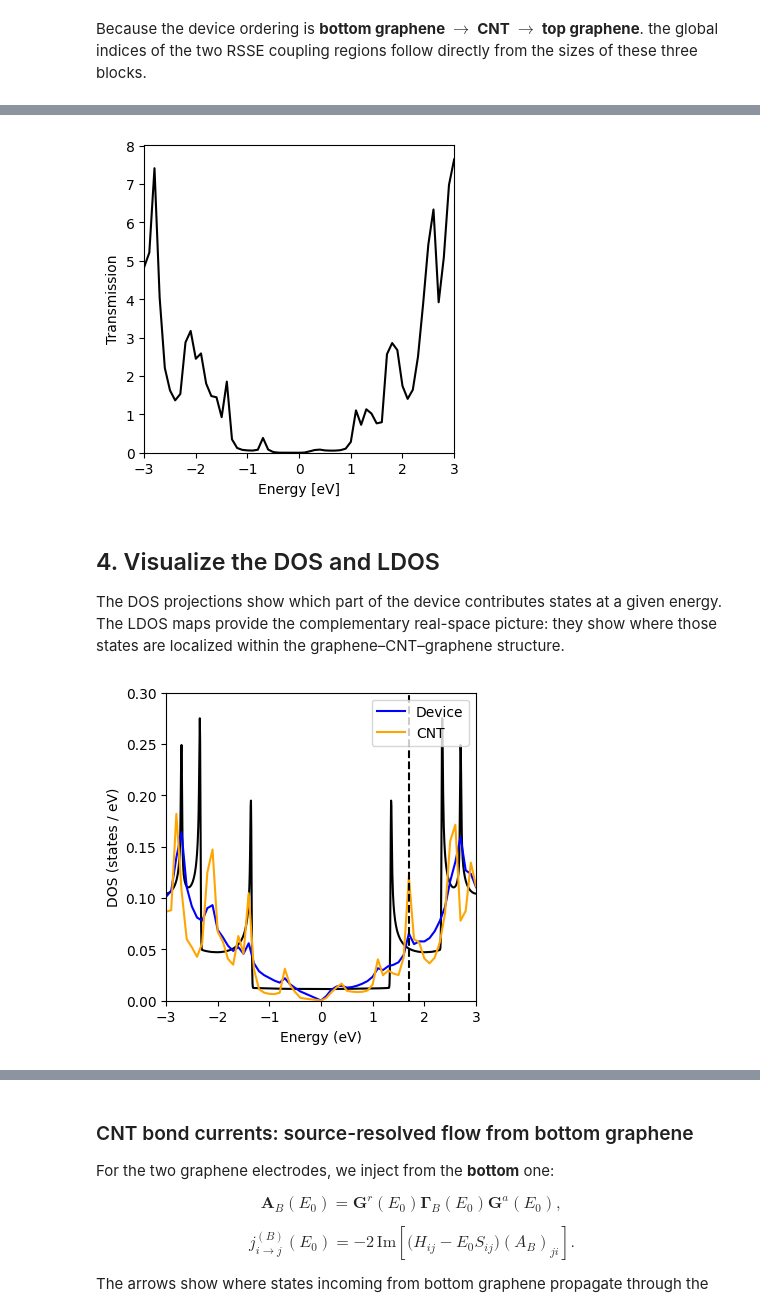
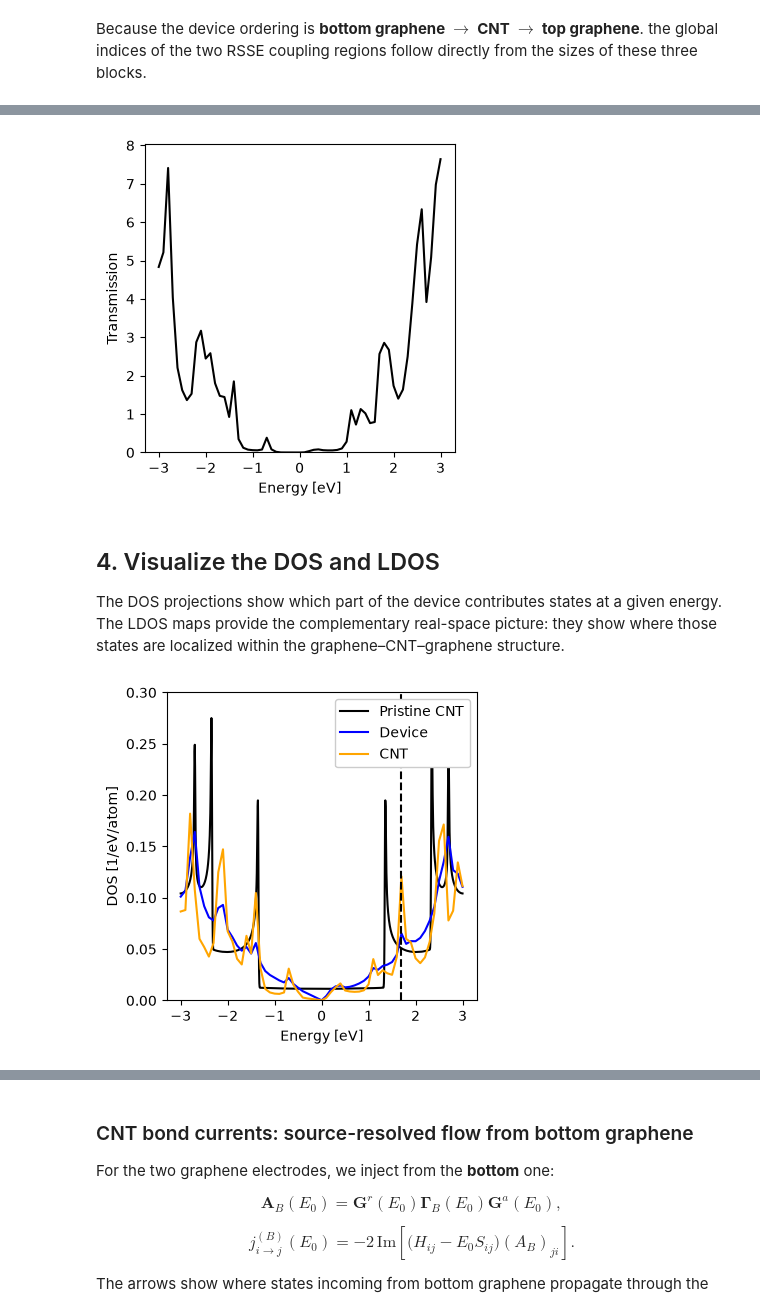
Before and after one commit to alananaya230798/Transiesta_School_2026, a Jupyter notebook: RealSpaceSelfEnergy/RealSpaceSelfEnergies.ipynb, the cells around one changed output, grey strips where cells are left out. Saved outputs shown, nothing was run; the diff lists cells and outputs as text; code cells hidden in the pictures.

Commit message:
updated RealSpaceSelfEnergies as well

```diff
--- a/RealSpaceSelfEnergy/RealSpaceSelfEnergies.ipynb
+++ b/RealSpaceSelfEnergy/RealSpaceSelfEnergies.ipynb
@@ -903,0 +545,10 @@ for iE, E in enumerate(tqdm(En, unit="E")):
+# %%
+# Bottom graphene starts at 0, top graphene starts after bottom + CNT
+idx_bottom = np.arange(n_rs)
+idx_top = n_bottom + n_cnt + np.arange(n_rs)
+
+# Sanity check: both sheets start with the RSSE coupling atoms, in the same (x, y) order as H_sheet
+for idx in (idx_bottom, idx_top):
+    assert np.allclose(device.xyz[idx, :2], H_sheet.xyz[:n_rs, :2])
+
+idx_inner = np.setdiff1d(np.arange(H_dev.na), np.concatenate([idx_bottom, idx_top]))
@@ -904,13 +576,21 @@ for iE, E in enumerate(tqdm(En, unit="E")):
+# %%
+Hk, Sk = H_dev.Hk(format="array"), H_dev.Sk(format="array")
+T_dev = np.zeros(len(En))
+LDOS_dev = np.zeros((len(En), H_dev.na))
+for iE, E in enumerate(tqdm(En, desc="T")):
+    SE = RSSE.self_energy(E, coupling=True)  # same RSSE for bottom and top graphene
+    G = green(E, Hk, Sk, [(idx_bottom, SE), (idx_top, SE)])
+    Gamma = RSSE.se2broadening(SE)
+
+    T_dev[iE] = transmission(G, idx_bottom, Gamma, idx_top, Gamma)
+    LDOS_dev[iE] = ldos(G, Sk)
 # %%
-fig, ax = plt.subplots(figsize=(4, 4))
-ax.plot(En,transmission,c='k')
-ax.set_xlabel("Energy [eV]")
-ax.set_ylabel("Transmission")
-plt.xlim(-3,3)
-plt.ylim(0,None)
-plt.show()
+plt.plot(En, T_dev, c="k")
+plt.xlabel("Energy [eV]")
+plt.ylabel("Transmission")
+plt.ylim(0, None);
 # %% [output]
-[figure, old version]
+[figure, new version]
 # %% [markdown]
 ## 4. Visualize the DOS and LDOS
 
@@ -922,14 +598,16 @@ E_idx = np.argmin(np.abs(En - E0))
 # %%
-plt.figure(figsize=(4,4))
-plt.plot(Energies,DOS_CNT,c='k' )
-plt.plot(En,dos_total/n_dev,'-b',label='Device')
-plt.plot(En,dos_cnt/n_cnt,c='orange',label='CNT')
-plt.vlines(x=En[E_idx],ymin=0,ymax=0.35,color='k',linestyle='dashed')
-plt.xlabel("Energy (eV)")
-plt.ylabel("DOS (states / eV)")
-plt.xlim(-3,3)
-plt.ylim(0,0.3)
-plt.legend(loc=1)
-plt.show()
+idx_cnt = np.arange(n_bottom, n_bottom + n_cnt)
+
+E0 = 1.75  # energy of interest
+iE0 = np.abs(En - E0).argmin()
+
+plt.plot(E_cnt, DOS_cnt, c="k", label="Pristine CNT")
+plt.plot(En, LDOS_dev.mean(axis=1), c="b", label="Device")
+plt.plot(En, LDOS_dev[:, idx_cnt].mean(axis=1), c="orange", label="CNT")
+plt.axvline(En[iE0], c="k", ls="--")
+plt.xlabel("Energy [eV]")
+plt.ylabel("DOS [1/eV/atom]")
+plt.ylim(0, 0.3)
+plt.legend(loc=1);
 # %% [output]
-[figure, old version]
+[figure, new version]
```
Also changed, not shown: parts of 130 cells of this notebook.
